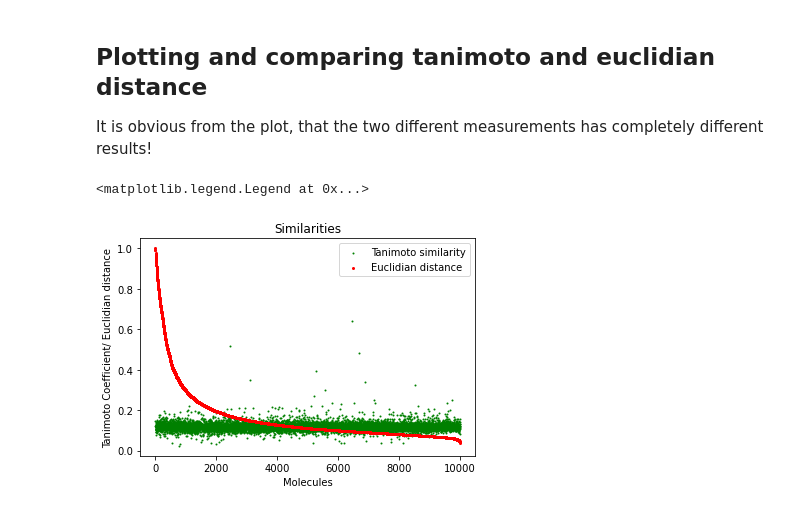
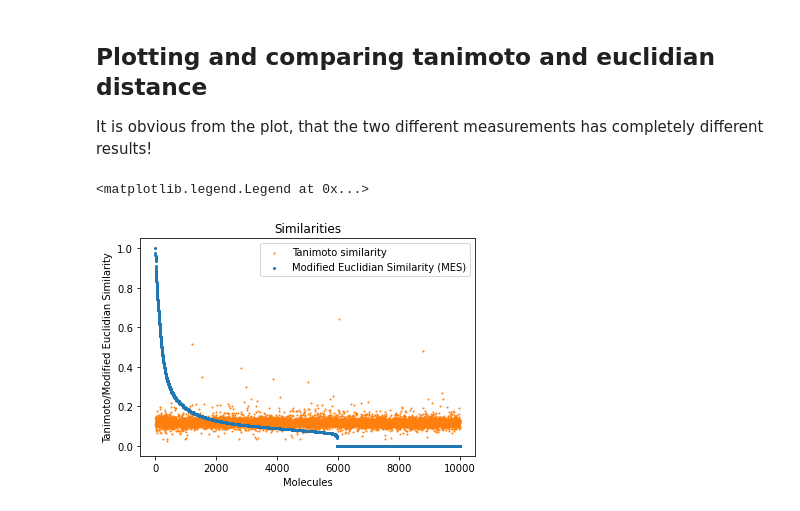
Before and after one commit to Junction-Tree-Variational-Auto-Encoder/Novel-Based-Similarity-Measure, a Jupyter notebook: Tutorial _sim.ipynb, the cells around one changed output. Cells and saved outputs as stored; diff of their text form; code cells hidden in the pictures.

```diff
--- a/Tutorial _sim.ipynb
+++ b/Tutorial _sim.ipynb
@@ -147,24 +126,35 @@ No handles with labels found to put in legend.
 ## Plotting and comparing tanimoto and euclidian distance
 It is obvious from the plot, that the two different measurements has completely different results!
 # %%
-data_smiles['Tanimoto_Similarity'] = tan_sim
-data_smiles['Euclidian_distance'] = euc_list
-
-data_smiles.to_csv('./latent_space/shaakabraah/data_smiles_with_tanimoto_and_euclidian.txt')
+data_tan_eu = pd.read_csv('./latent_space/data_smiles_with_tanimoto_and_euclidian.txt').drop(columns={'Unnamed: 0'})
+data_p_vals = pd.read_csv('./latent_space/logP_values.txt').drop(columns={'Unnamed: 0'})
+data_p_vals['Tanimoto'] = data_tan_eu['Tanimoto_Similarity']
+data_p_vals['Euclidean_distance'] = data_tan_eu['Euclidian_distance']
 
 
-data_smiles= data_smiles.sort_values(by =  'Tanimoto_Similarity', ascending = False)
-data_smiles_copy = data_smiles
-data_smiles_copy = data_smiles_copy.sort_values(by = 'Euclidian_distance', ascending = False)
+#
+cut_off_value = 0.50
+orig_mol_logP =  data_p_vals.iloc[3,0]
+
+#
+data_p_vals['cut_off'] =np.abs(data_p_vals['logp'] -  orig_mol_logP)
+data_p_vals['novel_sim'] = data_p_vals['Euclidean_distance']
+data_p_vals['novel_sim'].loc[data_p_vals['cut_off'] > cut_off_value] = 0
+
+#data_p_vals.to_csv('./latent_space/measures_combined.txt')
+
+data_smiles_copy = pd.read_csv('./latent_space/measures_combined.txt')
+
+data_smiles_copy = data_smiles_copy.sort_values(by = 'novel_sim', ascending = False)
 import matplotlib.pyplot as plt
 import seaborn as sns
 
-plt.scatter(np.arange(0,len(data_smiles)), data_smiles_copy['Tanimoto_Similarity'], s = 1, label = 'Tanimoto similarity', c= 'green')
-plt.scatter(np.arange(0,len(data_smiles)),data_smiles_copy['Euclidian_distance'], s = 4, label = 'Euclidian distance', c  = 'red')
+plt.scatter(np.arange(0,len(data_smiles_copy)), data_smiles_copy['Tanimoto'], s = 1, label = 'Tanimoto similarity', c= 'tab:orange')
+plt.scatter(np.arange(0,len(data_smiles_copy)),data_smiles_copy['novel_sim'], s = 4, label = 'Modified Euclidian Similarity (MES)', c  = 'tab:blue')
 plt.title('Similarities')
-plt.ylabel('Tanimoto Coefficient/ Euclidian distance')
+plt.ylabel('Tanimoto/Modified Euclidian Similarity')
 plt.xlabel('Molecules')
 plt.legend()
 # %% [output]
 <matplotlib.legend.Legend at 0x...>
-[figure, old version]
+[figure, new version]
```
Also changed, not shown: parts of 2 cells of this notebook, 1 other file.
